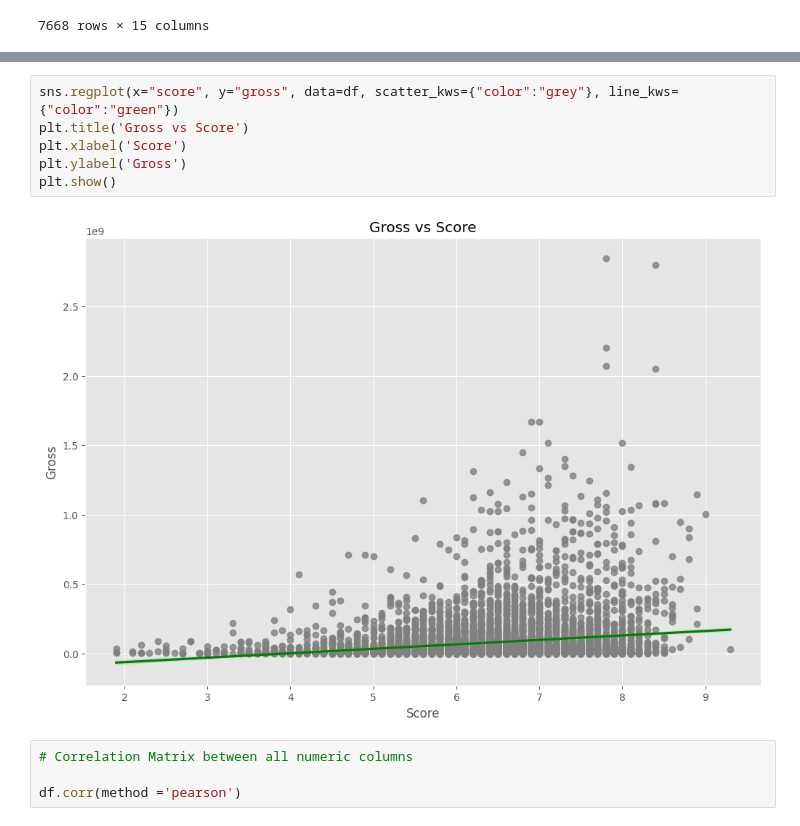
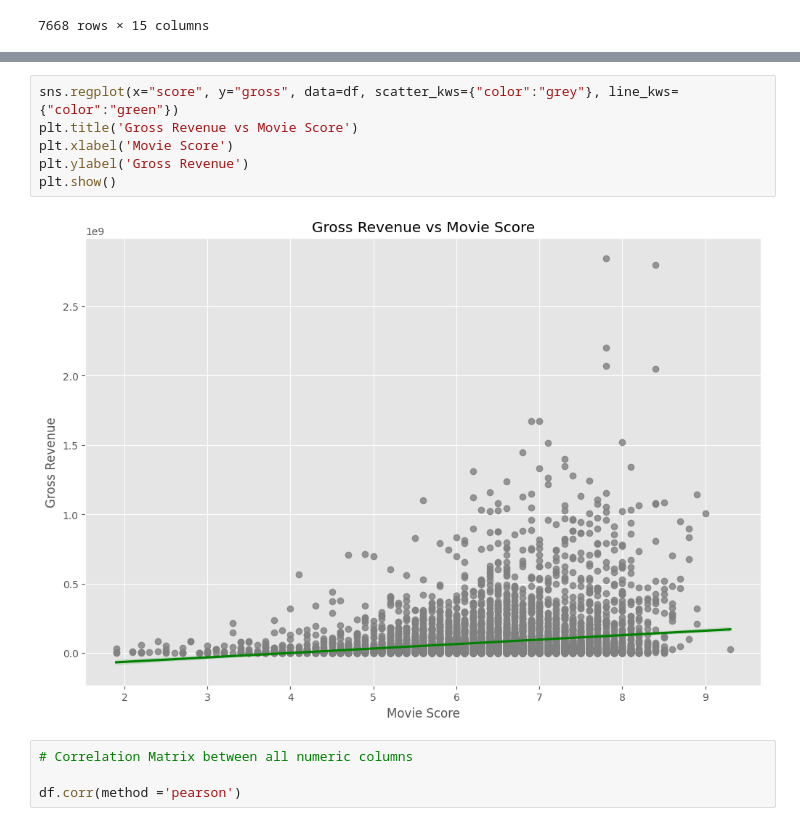
Before and after one commit to emmanuelbujiku/data-analytics-portfolio, a Jupyter notebook: Movies Industry Analysis/Movies_Industry_Analysis.ipynb, the cells around one changed output, grey strips where cells are left out. Saved outputs shown, nothing was run; the diff lists cells and outputs as text.

```diff
--- a/Movies Industry Analysis/Movies_Industry_Analysis.ipynb
+++ b/Movies Industry Analysis/Movies_Industry_Analysis.ipynb
@@ -133,11 +133,11 @@ Text(0, 0.5, 'Budget For Film')
 # %%
 sns.regplot(x="score", y="gross", data=df, scatter_kws={"color":"grey"}, line_kws={"color":"green"})
-plt.title('Gross vs Score')
-plt.xlabel('Score')
-plt.ylabel('Gross')
+plt.title('Gross Revenue vs Movie Score')
+plt.xlabel('Movie Score')
+plt.ylabel('Gross Revenue')
 plt.show()
 # %% [output]
-[figure, old version]
+[figure, new version]
 # %%
 # Correlation Matrix between all numeric columns
 
```
Also changed, not shown: parts of 8 cells of this notebook.
